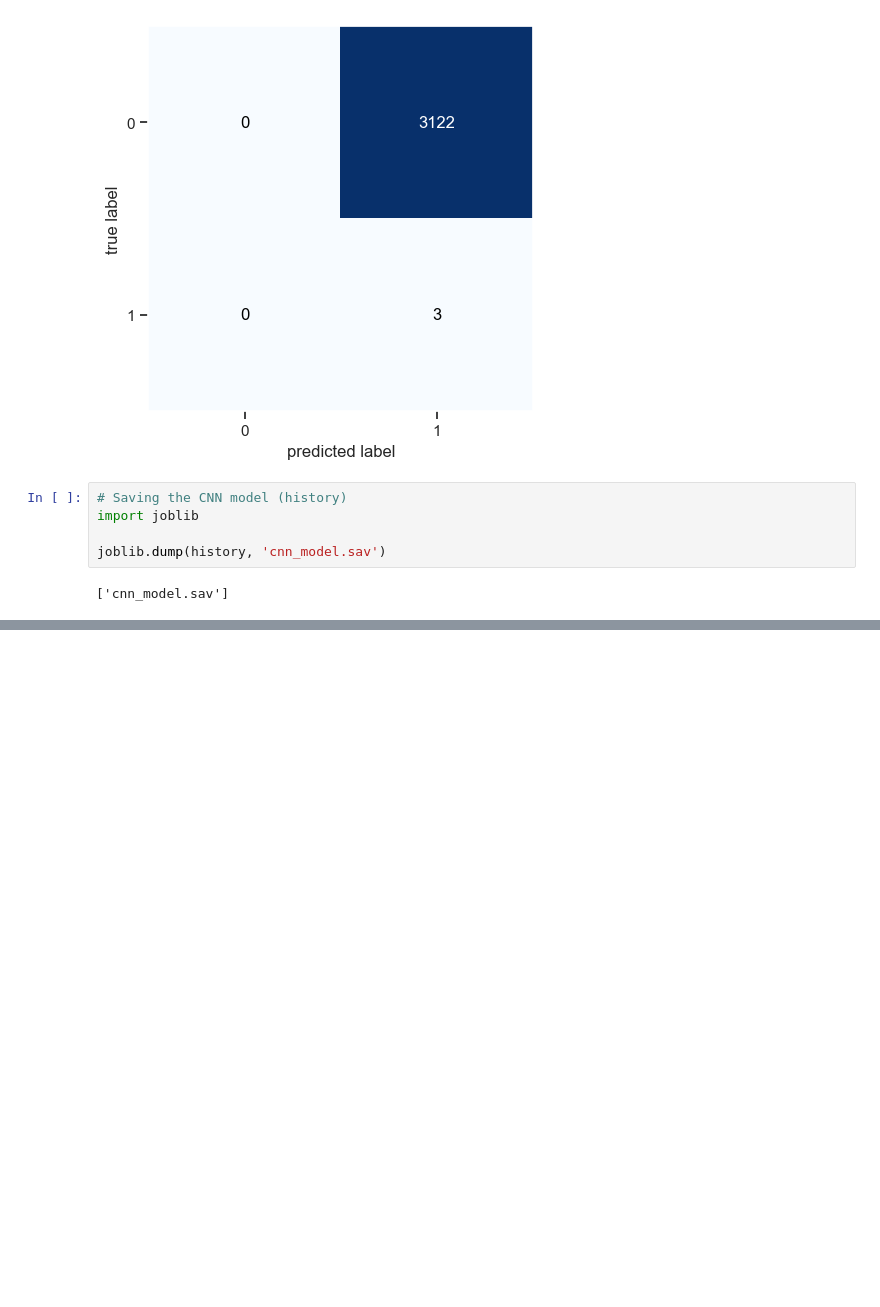
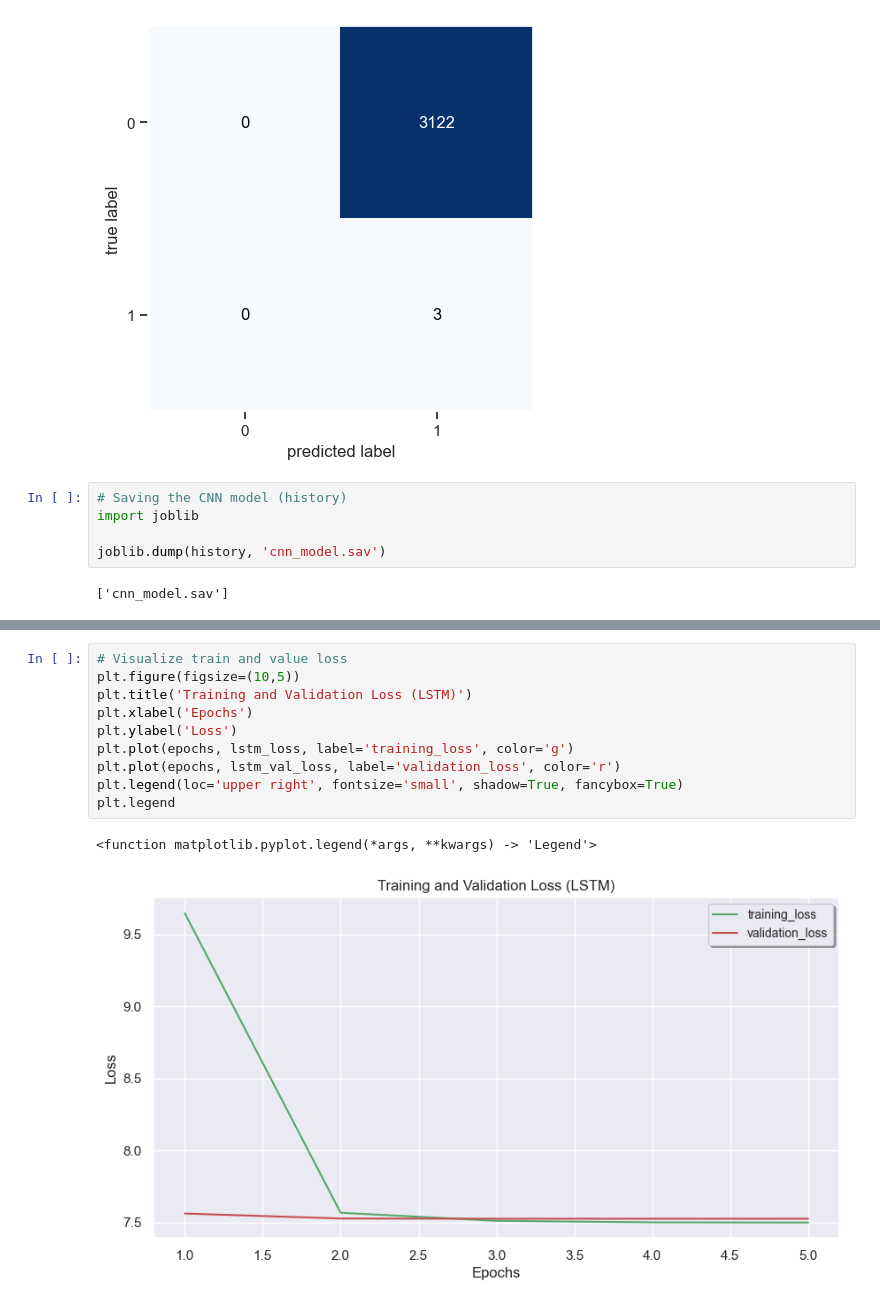
Before and after one commit to Oladekunle/Diabetes-prediction-ML, a Jupyter notebook: Diabetes_ML_prediction.ipynb, the cells around one changed output, grey strips where cells are left out. Drawn from its saved outputs; the diff is of its cells as text; blank space fills up the shorter version.

```diff
--- a/Diabetes_ML_prediction.ipynb
+++ b/Diabetes_ML_prediction.ipynb
@@ -768,0 +924,13 @@ joblib.dump(history, 'cnn_model.sav')
+# %%
+# Visualize train and value loss
+plt.figure(figsize=(10,5))
+plt.title('Training and Validation Loss (LSTM)')
+plt.xlabel('Epochs')
+plt.ylabel('Loss')
+plt.plot(epochs, lstm_loss, label='training_loss', color='g')
+plt.plot(epochs, lstm_val_loss, label='validation_loss', color='r')
+plt.legend(loc='upper right', fontsize='small', shadow=True, fancybox=True)
+plt.legend
+# %% [output]
+<function matplotlib.pyplot.legend(*args, **kwargs) -> 'Legend'>
+[figure, added]
```
Also changed, not shown: parts of 25 cells of this notebook, 1 other file.
